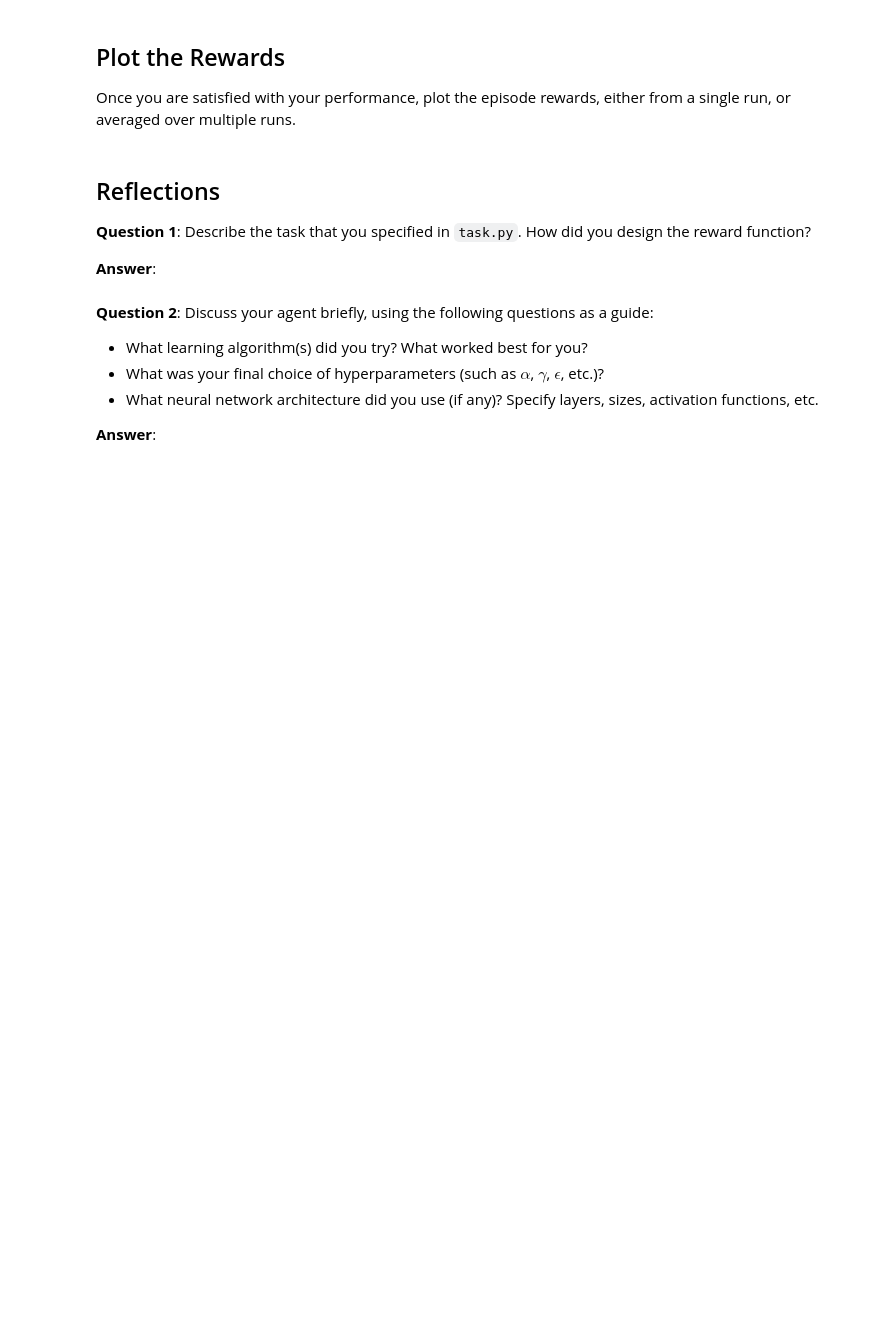
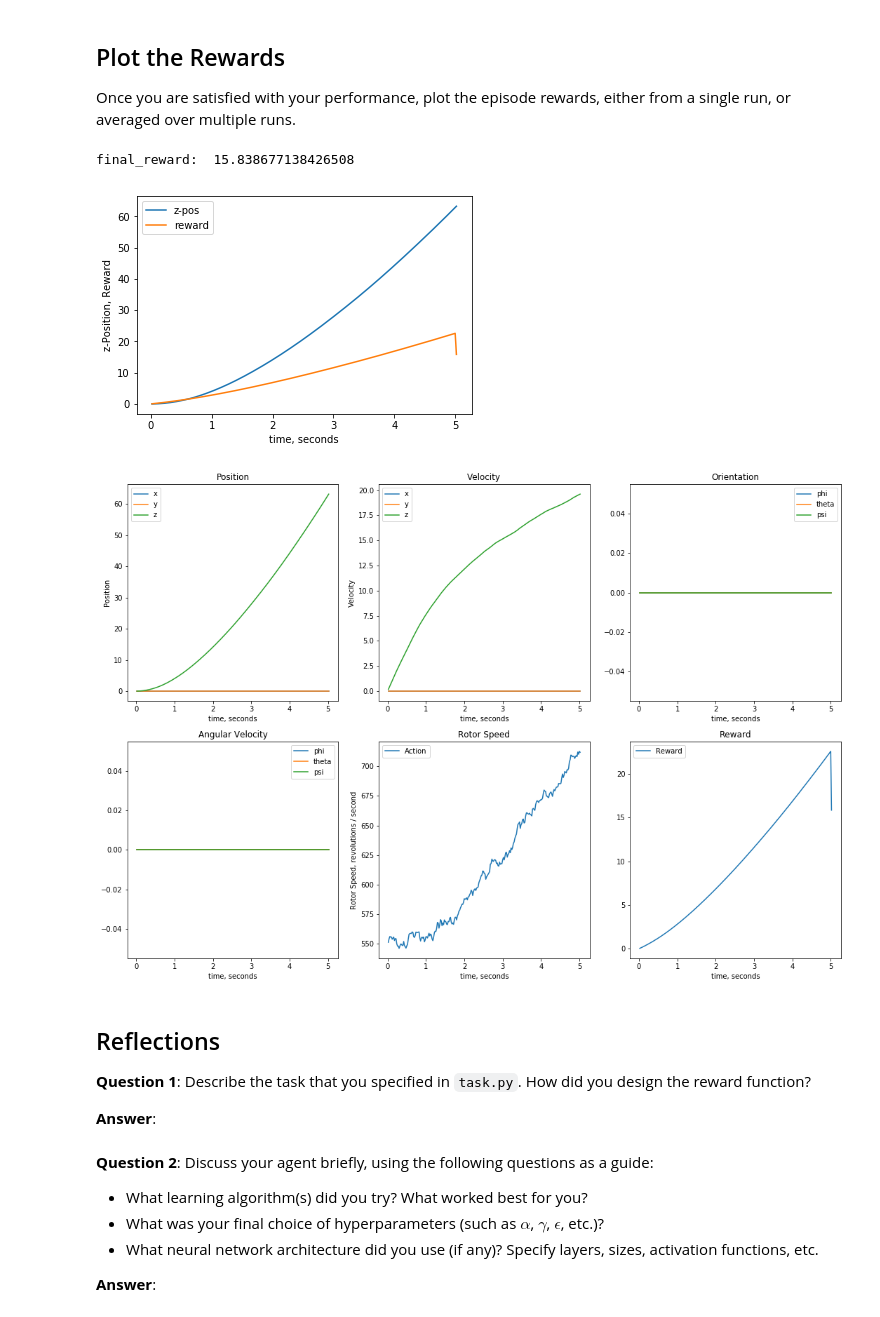
Before and after one commit to genughaben/RL-Quadcopter-2, a Jupyter notebook: Quadcopter_Project.ipynb, the cells around one changed output. Drawn from its saved outputs; the diff is of its cells as text; code cells hidden in the pictures; blank space fills up the shorter version.

Commit message:
making the agent learn:

```diff
--- a/Quadcopter_Project.ipynb
+++ b/Quadcopter_Project.ipynb
@@ -265,34 +243,0 @@ agent.tau = 0.01  # for soft update of target parameters
-# %%
-# SIMULATION #
-
-num_episodes = 500
-task = takeoff
-
-# EVALUATION #
-
-labels = ['time', 'x', 'y', 'z', 'phi', 'theta', 'psi', 'x_velocity',
-          'y_velocity', 'z_velocity', 'phi_velocity', 'theta_velocity',
-          'psi_velocity', 'rotor_speed1', 'rotor_speed2', 'rotor_speed3', 'rotor_speed4',
-          'reward', 'score']
-file_name = "ddpg_data.txt"
-results = {x : [] for x in labels}
-
-done = False
-
-# Run the simulation for training
-for i_episode in range(1, num_episodes+1):
-    state = agent.reset_episode() # start a new episode
-    while True:
-        action = agent.act(state)
-        next_state, reward, done = task.step(action)
-        agent.step(action, reward, next_state, done)
-        state = next_state
-        if done:
-            print("\rEpisode = {:4d}, final_reward = {:7.3f} (best_reward = {:7.3f}, score = {:7.3f})".format(i_episode, reward, agent.best_reward, agent.score), end="")
-            break
-
-# and evalutate and save final results.
-
-results = utility.log_run(agent, file_name)
-utility.plot_z_n_reward(results)
-plot_run(results)
@@ -460,3 +304,17 @@ Once you are satisfied with your performance, plot the episode rewards, either f
+# %%
+# Single Episode Evaluation #
+%matplotlib inline
+
+file_name = "ddpg_data_episode.txt"
+done = False
+
+results = utility.log_run(agent, file_name)
+utility.plot_z_n_reward(results)
+utility.plot_run(results)
+# %% [output]
+final_reward:  15.838677138426508
+[figure, added]
+[figure, added]
 # %% [markdown]
 ## Reflections
 
```
Also changed, not shown: parts of 18 cells of this notebook, 3 other files.
